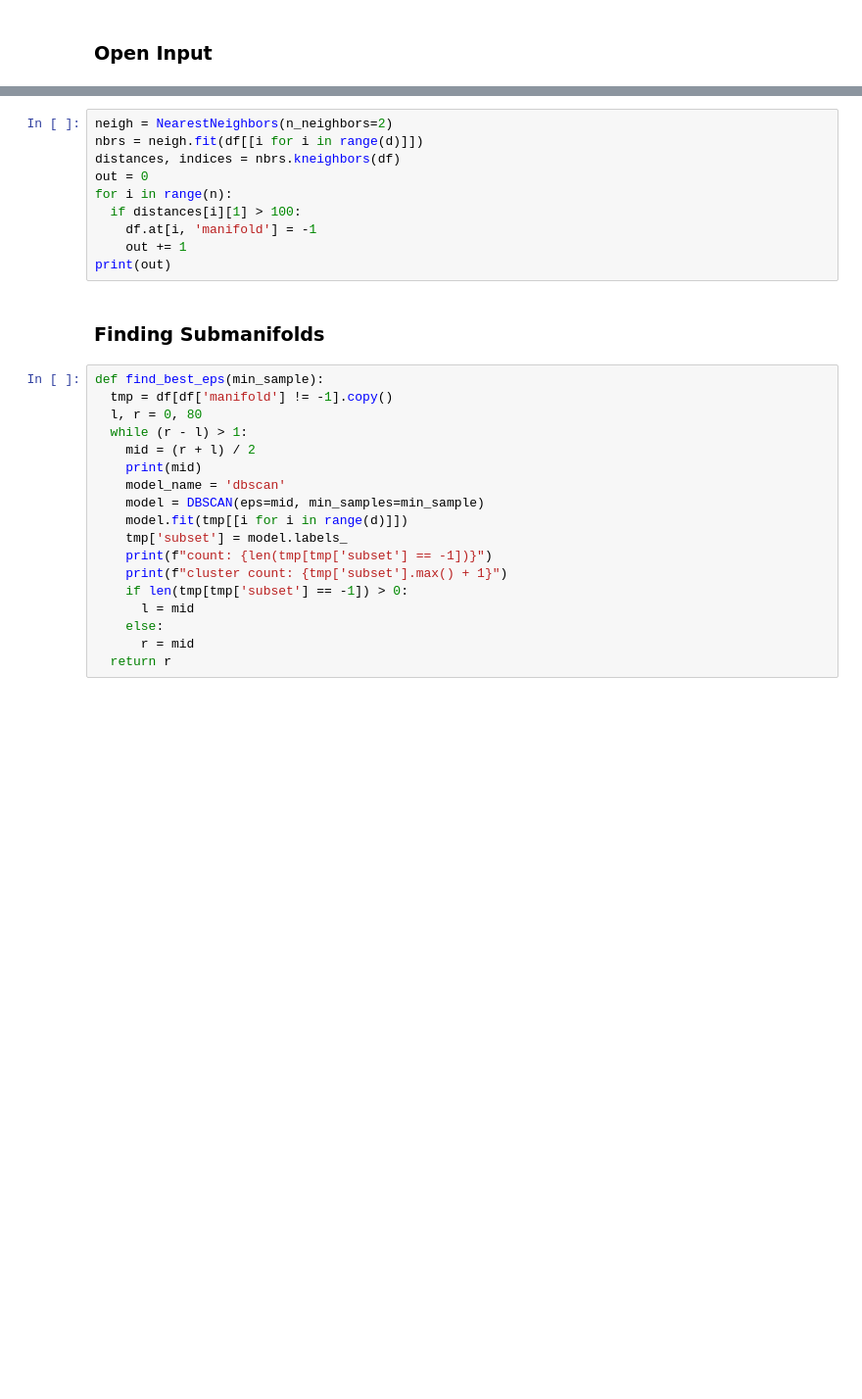
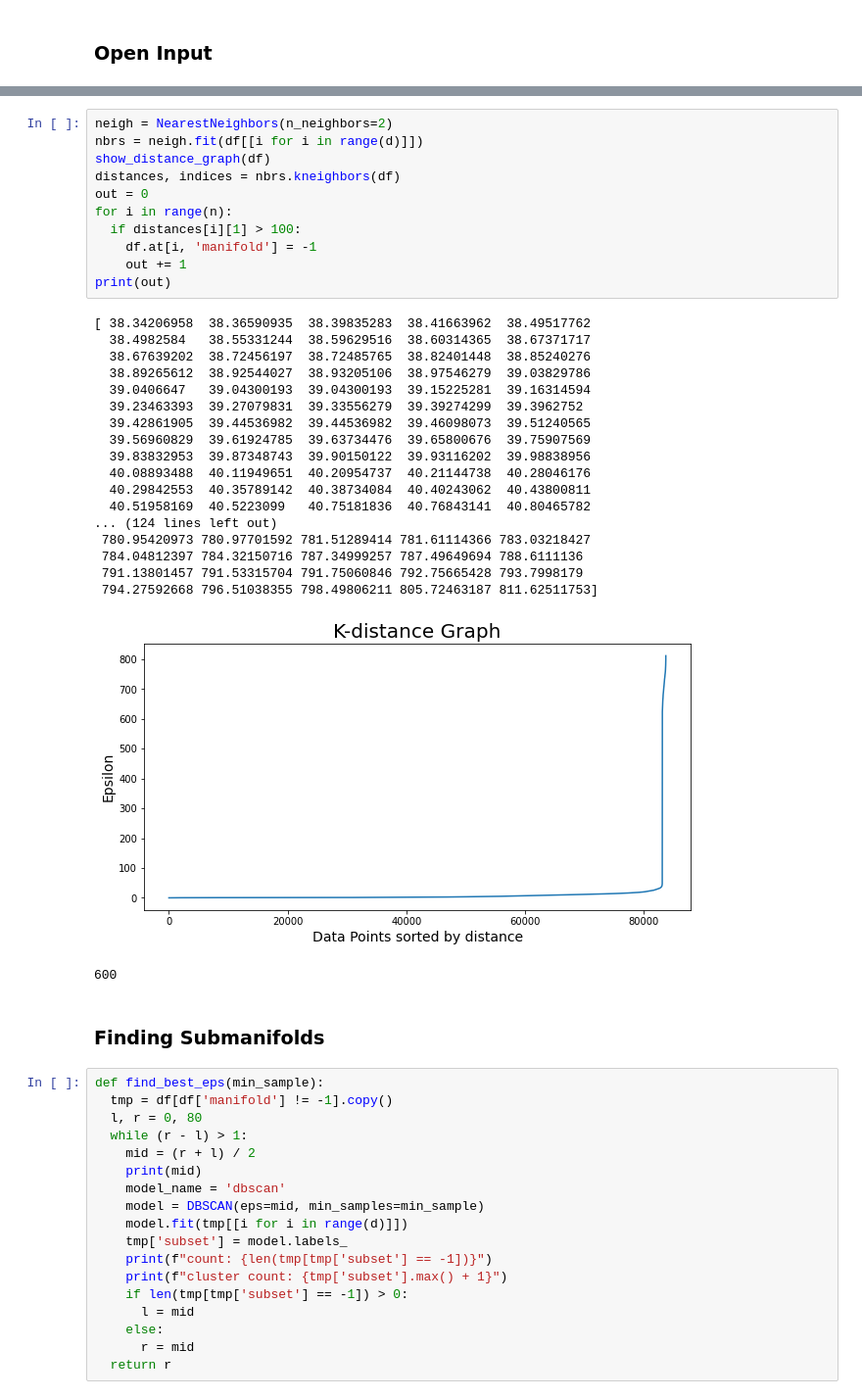
Before and after one commit to Optimizer-Competition2022-Hybrid/Round-4, a Jupyter notebook: Optimization43.ipynb, the cells around one changed output, grey strips where cells are left out. Shown at 98% size. Saved outputs shown, nothing was run; the diff lists cells and outputs as text; blank space fills up the shorter version.

```diff
--- a/Optimization43.ipynb
+++ b/Optimization43.ipynb
@@ -369,13 +379,34 @@ df.describe()
 # %%
 neigh = NearestNeighbors(n_neighbors=2)
 nbrs = neigh.fit(df[[i for i in range(d)]])
+show_distance_graph(df)
 distances, indices = nbrs.kneighbors(df)
 out = 0
 for i in range(n):
   if distances[i][1] > 100:
     df.at[i, 'manifold'] = -1
     out += 1
 print(out)
+# %% [output]
+[ 38.34206958  38.36590935  38.39835283  38.41663962  38.49517762
+  38.4982584   38.55331244  38.59629516  38.60314365  38.67371717
+  38.67639202  38.72456197  38.72485765  38.82401448  38.85240276
+  38.89265612  38.92544027  38.93205106  38.97546279  39.03829786
+  39.0406647   39.04300193  39.04300193  39.15225281  39.16314594
+  39.23463393  39.27079831  39.33556279  39.39274299  39.3962752
+  39.42861905  39.44536982  39.44536982  39.46098073  39.51240565
+  39.56960829  39.61924785  39.63734476  39.65800676  39.75907569
+  39.83832953  39.87348743  39.90150122  39.93116202  39.98838956
+  40.08893488  40.11949651  40.20954737  40.21144738  40.28046176
+  40.29842553  40.35789142  40.38734084  40.40243062  40.43800811
+  40.51958169  40.5223099   40.75181836  40.76843141  40.80465782
+... (124 lines left out)
+ 780.95420973 780.97701592 781.51289414 781.61114366 783.03218427
+ 784.04812397 784.32150716 787.34999257 787.49649694 788.6111136
+ 791.13801457 791.53315704 791.75060846 792.75665428 793.7998179
+ 794.27592668 796.51038355 798.49806211 805.72463187 811.62511753]
+[figure, added]
+600
 # %% [markdown]
 ### Finding Submanifolds
 # %%
```
Also changed, not shown: parts of 8 cells of this notebook.
